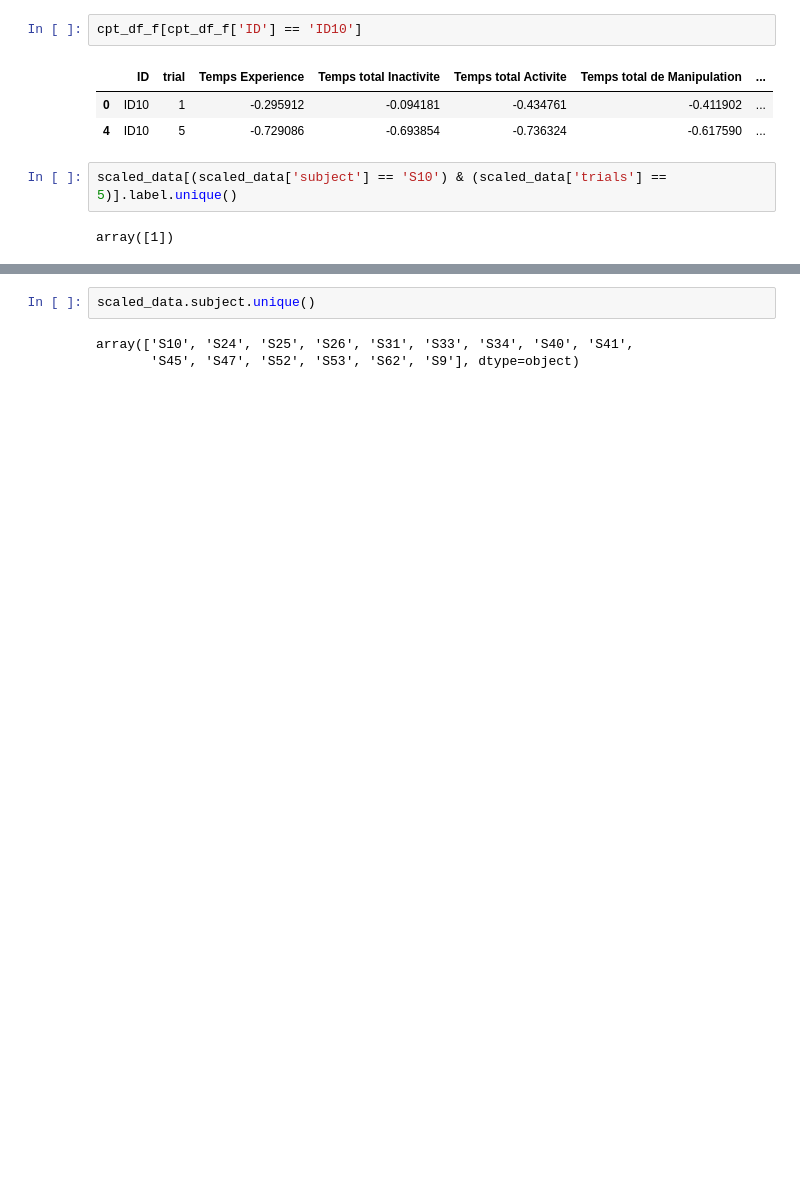
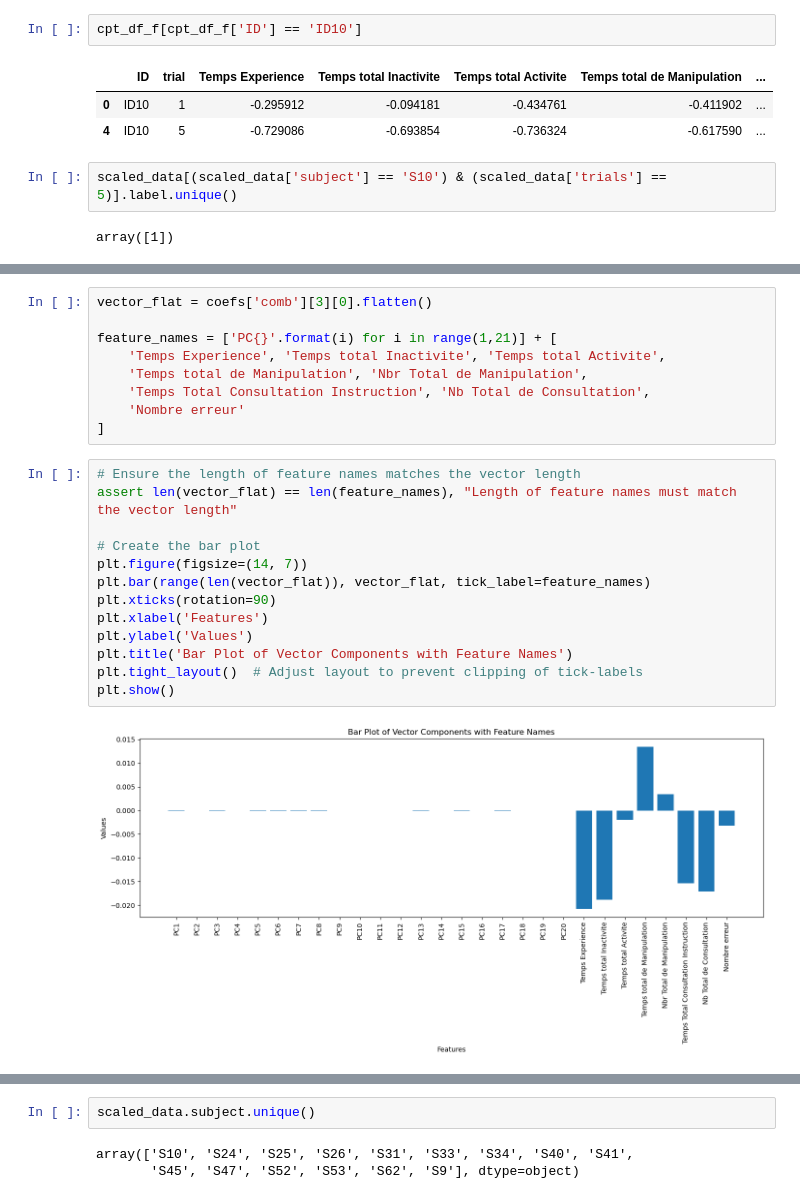
Before and after one commit to Momellouky/MentalWorkload-PhysiologicalSignals-ML_, a Jupyter notebook: src/notebooks/physio_and_cpt_signals.ipynb, the cells around one changed output, grey strips where cells are left out. Saved outputs shown, nothing was run; the diff lists cells and outputs as text; blank space fills up the shorter version.

```diff
--- a/src/notebooks/physio_and_cpt_signals.ipynb
+++ b/src/notebooks/physio_and_cpt_signals.ipynb
@@ -2077,0 +2381,24 @@ np.array(accuracies_lst).mean()
+# %%
+vector_flat = coefs['comb'][3][0].flatten()
+
+feature_names = ['PC{}'.format(i) for i in range(1,21)] + [
+    'Temps Experience', 'Temps total Inactivite', 'Temps total Activite',
+    'Temps total de Manipulation', 'Nbr Total de Manipulation',
+    'Temps Total Consultation Instruction', 'Nb Total de Consultation',
+    'Nombre erreur'
+]
+# %%
+# Ensure the length of feature names matches the vector length
+assert len(vector_flat) == len(feature_names), "Length of feature names must match the vector length"
+
+# Create the bar plot
+plt.figure(figsize=(14, 7))
+plt.bar(range(len(vector_flat)), vector_flat, tick_label=feature_names)
+plt.xticks(rotation=90)
+plt.xlabel('Features')
+plt.ylabel('Values')
+plt.title('Bar Plot of Vector Components with Feature Names')
+plt.tight_layout()  # Adjust layout to prevent clipping of tick-labels
+plt.show()
+# %% [output]
+[figure, added]
```
Also changed, not shown: parts of 43 cells of this notebook.
